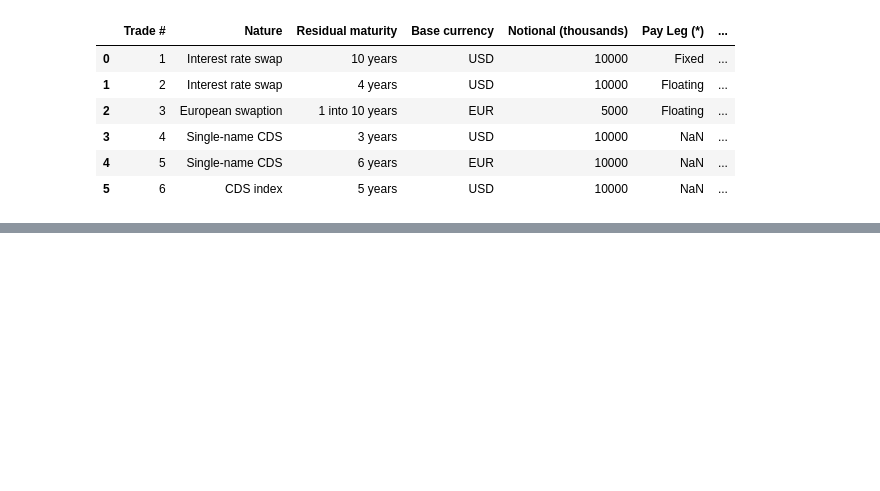
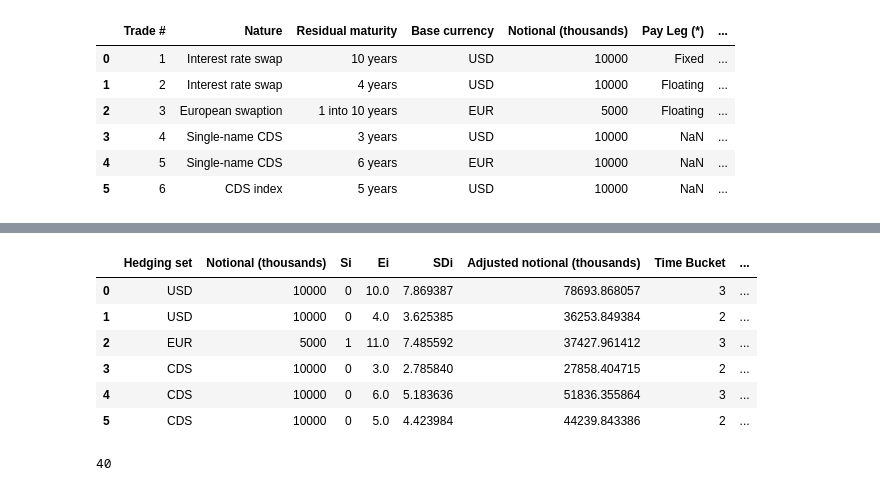
Before and after one commit to XianchengZ/ccr_analysis, a Jupyter notebook: organized_saccr.ipynb, the cells around one changed output, grey strips where cells are left out. Saved outputs shown, nothing was run; the diff lists cells and outputs as text; code cells hidden in the pictures; blank space fills up the shorter version.

```diff
--- a/organized_saccr.ipynb
+++ b/organized_saccr.ipynb
@@ -140,15 +157,3 @@ columns.index('Reference entity / index name')
-# %%
-# nature_classifier(original_df, i) determine the category that the nature
-# belongs to, 1 means interest rate, 2 means credit derivative
-# 3 means commodity forrward contract
-def nature_classifier(original_df, i):
-    nature = str(original_df.at[i, 'Nature'])
-    if (nature.find('swap') != -1):
-        return 1
-    elif nature.find('CDS') != -1:
-        return 2
-    else:
-        return 3
 # %%
 # phi() takes in a number and calculate the phi of it
 def phi(x):
@@ -173,12 +178,17 @@ def supervisory_delta_generator(original_df, middle_df):
             elif (not fixed and option_idx == -1): # short but not option
                 sd = -1
             else: # option
-                symbol = 1
-                if not fixed: #if it is call option
-                    symbol = -1
+                symbol1 = 1
+                symbol2 = 1
+                if not fixed: # put option
+                    symbol2 = -1
+                if (original_df.at[i, 'Option position'] == 'Bought' and not fixed) or original_df.at[i, 'Option position'] != 'Bought' and fixed: #if it is call option
+                    symbol1 = -1
                 Ti = int(middle_df.at[i, 'Si'])
-                sd = symbol * phi(symbol *
-                                  (math.log(0.06 / 0.05) +
+                underlying_price = original_df.at[i, 'Underlying price']
+                strike_price = original_df.at[i, 'Strike price']
+                sd = symbol1 * phi(symbol2 *
+                                  (math.log(underlying_price / strike_price) +
                                   0.5 * 0.5 ** 2 * Ti) /
                                   (0.5 * math.sqrt(Ti)))
 
@@ -483,0 +563,15 @@ newList
+# %%
+supervisory_delta_generator(example_4_input, ex_4_middle)
+ex_4_middle
+# %% [output]
+|  | Hedging set | Notional (thousands) | Si | Ei | SDi | Adjusted notional (thousands) | Time Bucket | ... |
+| 0 | USD | 10000 | 0 | 10.0 | 7.869387 | 78693.868057 | 3 | ... |
+| 1 | USD | 10000 | 0 | 4.0 | 3.625385 | 36253.849384 | 2 | ... |
+| 2 | EUR | 5000 | 1 | 11.0 | 7.485592 | 37427.961412 | 3 | ... |
+| 3 | CDS | 10000 | 0 | 3.0 | 2.785840 | 27858.404715 | 2 | ... |
+| 4 | CDS | 10000 | 0 | 6.0 | 5.183636 | 51836.355864 | 3 | ... |
+| 5 | CDS | 10000 | 0 | 5.0 | 4.423984 | 44239.843386 | 2 | ... |
+# %%
+rc(example_4_input)
+# %% [output]
+40
```
Also changed, not shown: parts of 21 cells of this notebook, 3 other files.
